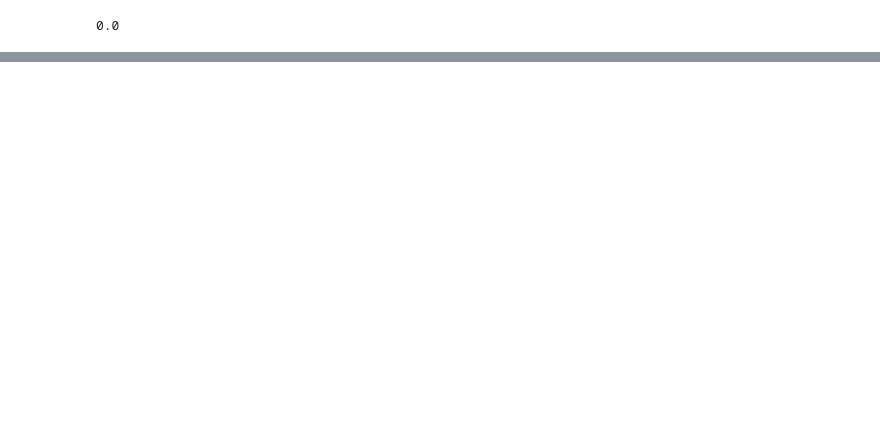
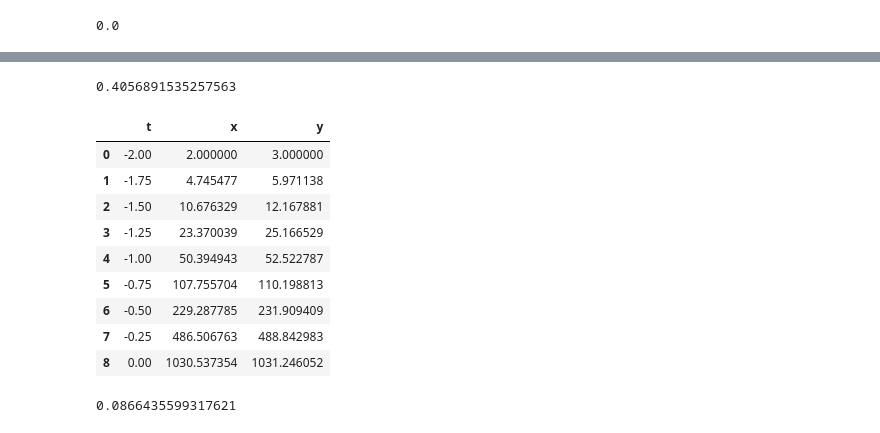
Before and after one commit to Nexls/num_methods, a Jupyter notebook: Lab_3_2.ipynb, the cells around one changed output, grey strips where cells are left out. Drawn from its saved outputs; the diff is of its cells as text; code cells hidden in the pictures; blank space fills up the shorter version.

```diff
--- a/Lab_3_2.ipynb
+++ b/Lab_3_2.ipynb
@@ -147,0 +154,25 @@ e[0]
+# %%
+abs(data_1.iloc[1].x - data_05.iloc[2].x) / (2**4 - 1)
+# %% [output]
+0.4056891535257563
+# %%
+array_points = R_G(-2, 0, 0.25)
+
+data_025 = pd.DataFrame(index = ['t', 'x', 'y'],
+                   data = [array_points[0], array_points[1], array_points[2]]).T
+data_025
+# %% [output]
+|  | t | x | y |
+| 0 | -2.00 | 2.000000 | 3.000000 |
+| 1 | -1.75 | 4.745477 | 5.971138 |
+| 2 | -1.50 | 10.676329 | 12.167881 |
+| 3 | -1.25 | 23.370039 | 25.166529 |
+| 4 | -1.00 | 50.394943 | 52.522787 |
+| 5 | -0.75 | 107.755704 | 110.198813 |
+| 6 | -0.50 | 229.287785 | 231.909409 |
+| 7 | -0.25 | 486.506763 | 488.842983 |
+| 8 | 0.00 | 1030.537354 | 1031.246052 |
+# %%
+abs(data_025.iloc[4].x - data_01.iloc[2].x) / (2**4 - 1)
+# %% [output]
+0.0866435599317621
```
Also changed, not shown: parts of 10 cells of this notebook, 5 other files.
